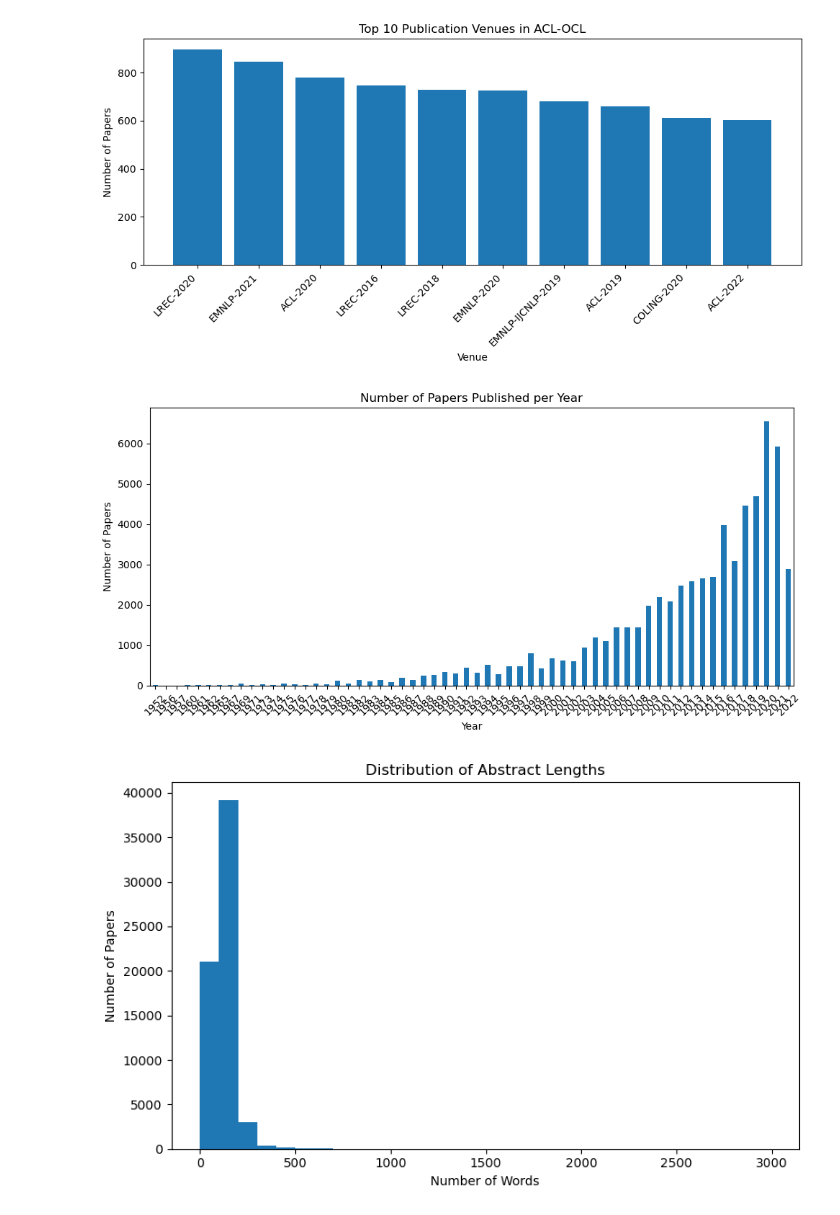
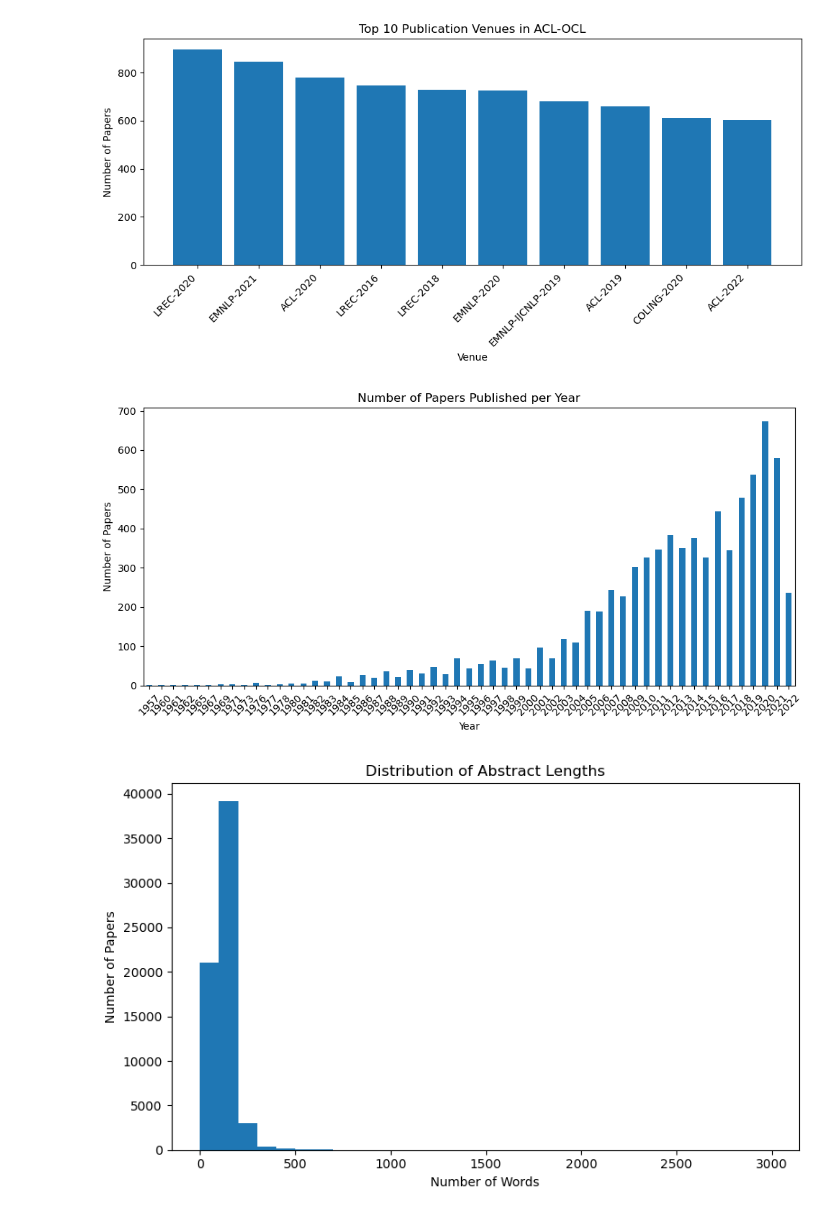
Before and after one commit to krirk-n/Contribution-Types-ACL, a Jupyter notebook: dataset_analysis.ipynb, the cells around one changed output. Drawn from its saved outputs; the diff is of its cells as text; code cells hidden in the pictures.

Commit message:
add main conf and mt experiments

```diff
--- a/dataset_analysis.ipynb
+++ b/dataset_analysis.ipynb
@@ -1,6 +1,10 @@
 # %%
 import pandas as pd
-df = pd.read_parquet('data/acl-publication-info.74k.v2.parquet')
+import matplotlib.pyplot as plt
+import seaborn as sns
+# df = pd.read_parquet('data/acl-publication-info.74k.v2.parquet')
+# df = pd.read_parquet('data/acl-publication-info.main.parquet')
+df = pd.read_parquet('data/acl-publication-info.machine-translation.parquet')
 # %%
 df
 # %% [output]
@@ -153,18 +157,19 @@ plt.show()
 # %% [output]
 [figure]
 # %%
-papers_per_year = df_clean['year'].value_counts().sort_index()
+# papers_per_year = df_clean['year'].value_counts().sort_index()
+papers_per_year = df['year'].value_counts().sort_index()
 
 plt.figure(figsize=(10, 5))
 papers_per_year.plot(kind='bar')
 plt.title('Number of Papers Published per Year')
 plt.ylabel('Number of Papers')
 plt.xlabel('Year')
 plt.xticks(rotation=45)
 plt.tight_layout()
 plt.show()
 # %% [output]
-[figure, old version]
+[figure, new version]
 # %%
 abstract_lengths = df_clean['abstract'].str.split().str.len()
 
```
Also changed, not shown: parts of 3 cells of this notebook, 41 other files.
